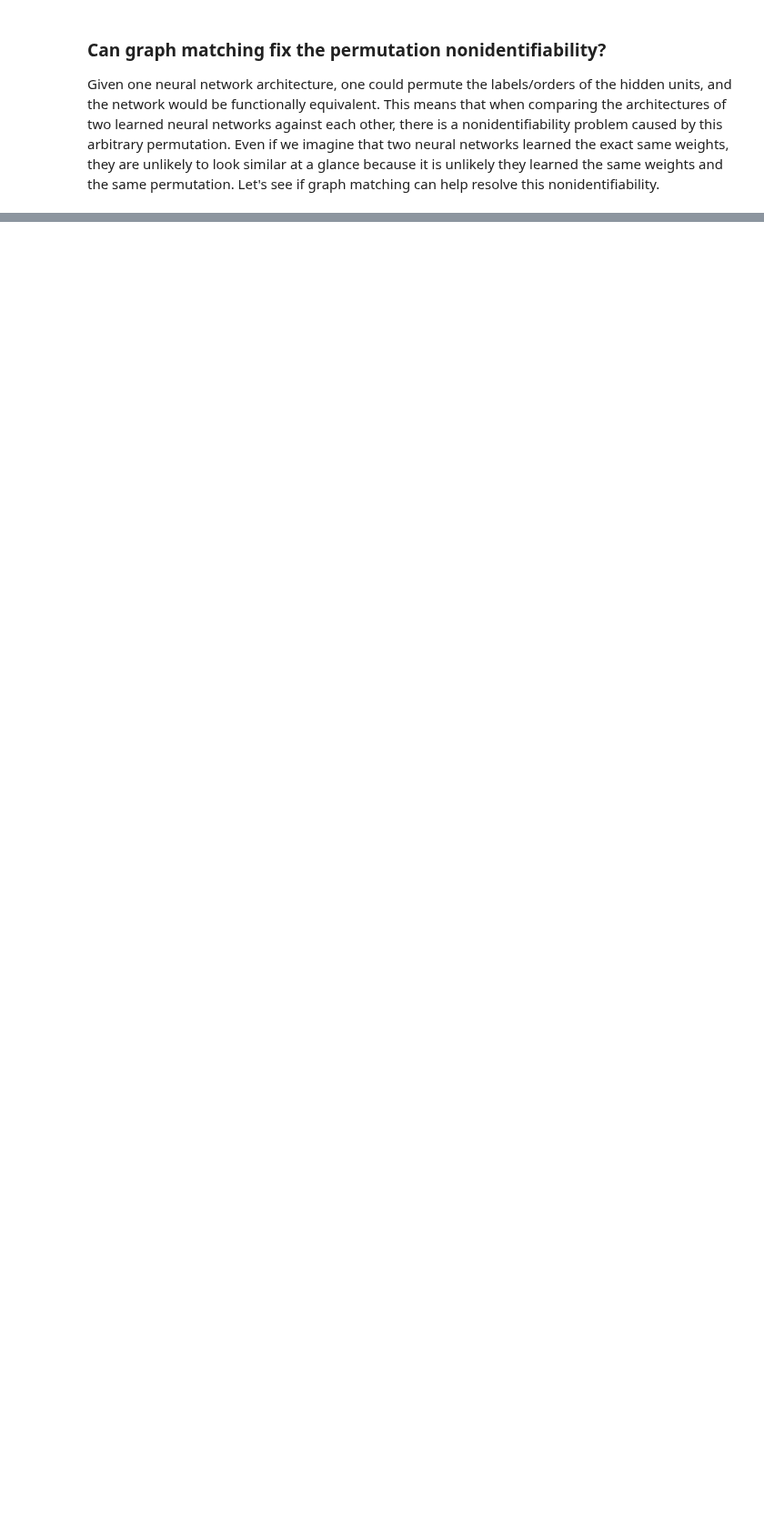
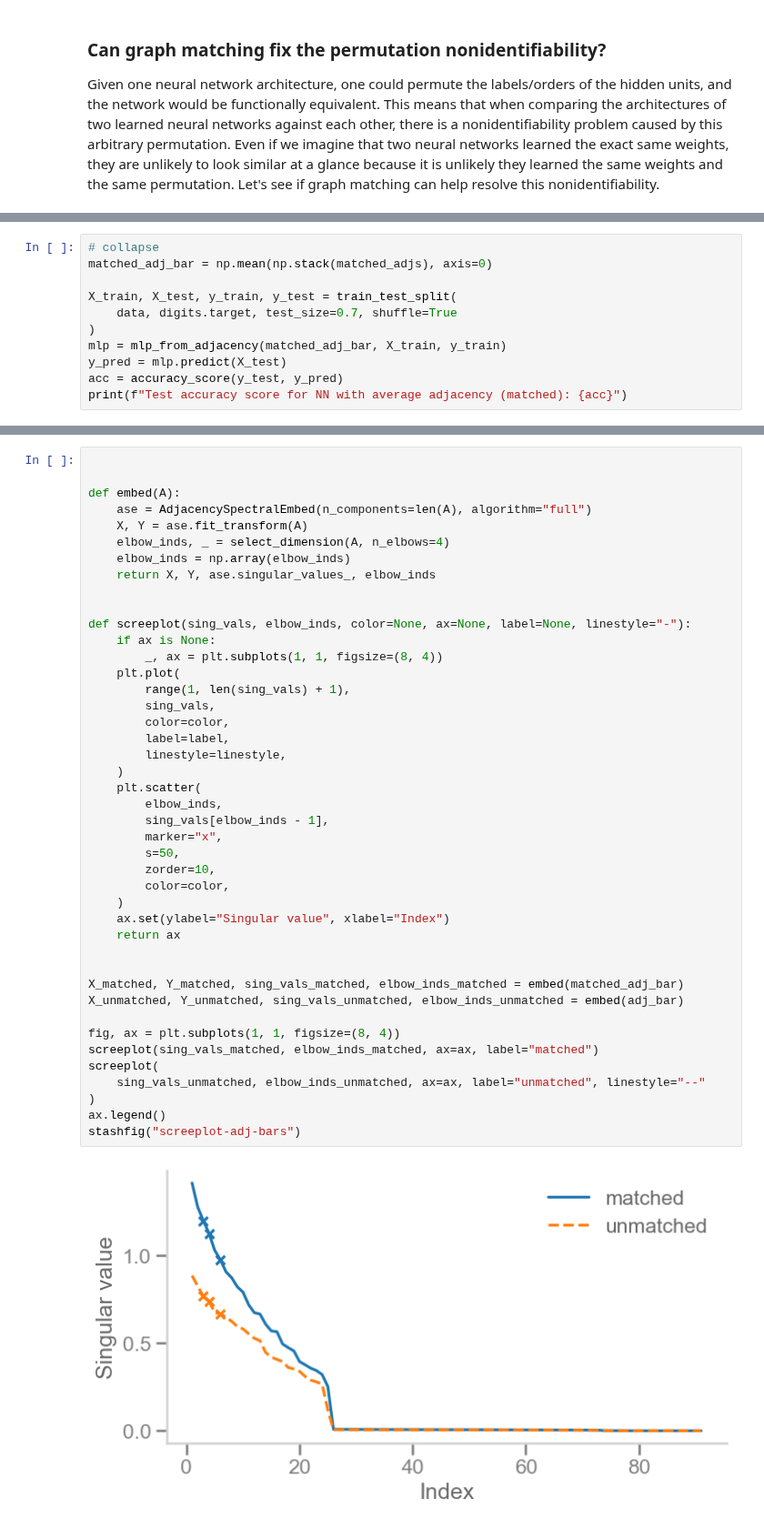
Before and after one commit to neurodata/notebooks, a Jupyter notebook: _notebooks/2020-10-05-nn-distributions.ipynb, the cells around one changed output, grey strips where cells are left out. Shown at 91% size. Drawn from its saved outputs; the diff is of its cells as text; blank space fills up the shorter version.

```diff
--- a/_notebooks/2020-10-05-nn-distributions.ipynb
+++ b/_notebooks/2020-10-05-nn-distributions.ipynb
@@ -296,0 +367,11 @@ stashfig("pre-post-weights-gm")
+# %%
+# collapse
+matched_adj_bar = np.mean(np.stack(matched_adjs), axis=0)
+
+X_train, X_test, y_train, y_test = train_test_split(
+    data, digits.target, test_size=0.7, shuffle=True
+)
+mlp = mlp_from_adjacency(matched_adj_bar, X_train, y_train)
+y_pred = mlp.predict(X_test)
+acc = accuracy_score(y_test, y_pred)
+print(f"Test accuracy score for NN with average adjacency (matched): {acc}")
@@ -296,0 +382,45 @@ stashfig("pre-post-weights-gm")
+# %%
+
+
+def embed(A):
+    ase = AdjacencySpectralEmbed(n_components=len(A), algorithm="full")
+    X, Y = ase.fit_transform(A)
+    elbow_inds, _ = select_dimension(A, n_elbows=4)
+    elbow_inds = np.array(elbow_inds)
+    return X, Y, ase.singular_values_, elbow_inds
+
+
+def screeplot(sing_vals, elbow_inds, color=None, ax=None, label=None, linestyle="-"):
+    if ax is None:
+        _, ax = plt.subplots(1, 1, figsize=(8, 4))
+    plt.plot(
+        range(1, len(sing_vals) + 1),
+        sing_vals,
+        color=color,
+        label=label,
+        linestyle=linestyle,
+    )
+    plt.scatter(
+        elbow_inds,
+        sing_vals[elbow_inds - 1],
+        marker="x",
+        s=50,
+        zorder=10,
+        color=color,
+    )
+    ax.set(ylabel="Singular value", xlabel="Index")
+    return ax
+
+
+X_matched, Y_matched, sing_vals_matched, elbow_inds_matched = embed(matched_adj_bar)
+X_unmatched, Y_unmatched, sing_vals_unmatched, elbow_inds_unmatched = embed(adj_bar)
+
+fig, ax = plt.subplots(1, 1, figsize=(8, 4))
+screeplot(sing_vals_matched, elbow_inds_matched, ax=ax, label="matched")
+screeplot(
+    sing_vals_unmatched, elbow_inds_unmatched, ax=ax, label="unmatched", linestyle="--"
+)
+ax.legend()
+stashfig("screeplot-adj-bars")
+# %% [output]
+[figure, added]
```
Also changed, not shown: parts of 19 cells of this notebook.
